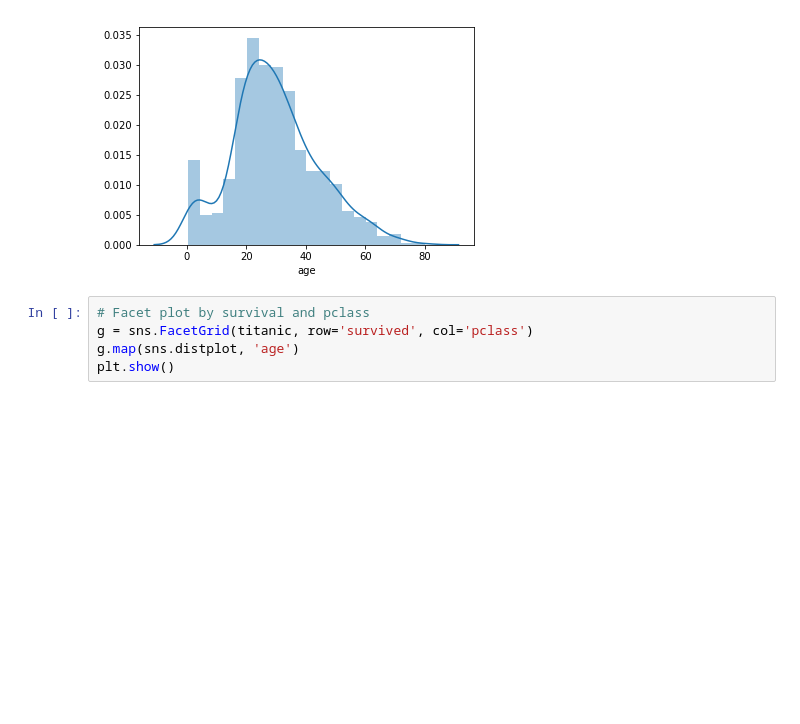
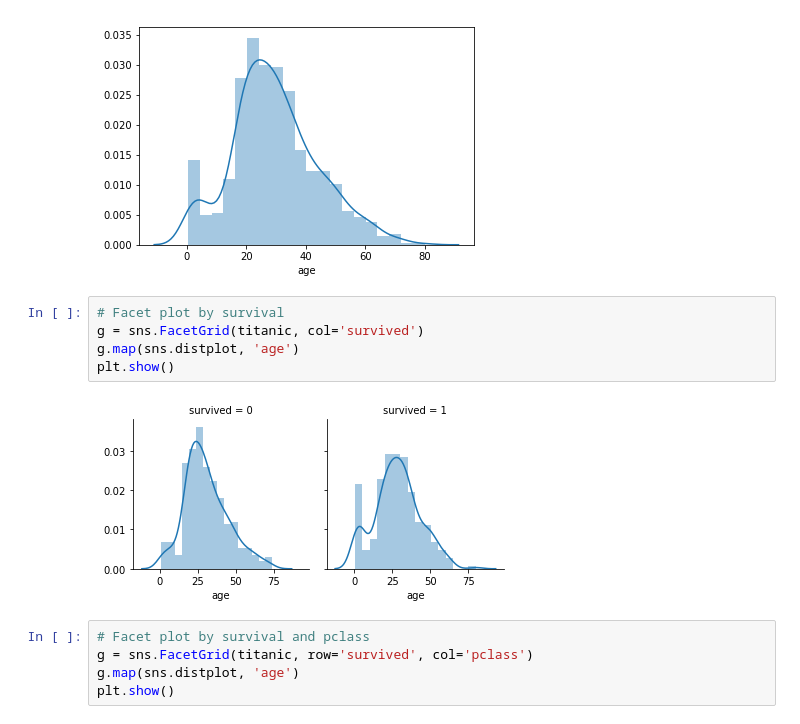
Before and after one commit to georgeliu1998/dand, a Jupyter notebook: P2/p2.ipynb, the cells around one changed output. Drawn from its saved outputs; the diff is of its cells as text; blank space fills up the shorter version.

Commit message:
Add histogram by survival

```diff
--- a/P2/p2.ipynb
+++ b/P2/p2.ipynb
@@ -214,6 +214,13 @@ sns.distplot(titanic.age.dropna())
 plt.show()
 # %% [output]
 [figure]
+# %%
+# Facet plot by survival
+g = sns.FacetGrid(titanic, col='survived')
+g.map(sns.distplot, 'age')
+plt.show()
+# %% [output]
+[figure, added]
 # %%
 # Facet plot by survival and pclass
 g = sns.FacetGrid(titanic, row='survived', col='pclass')
```
